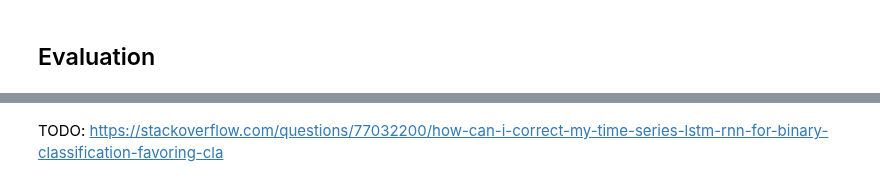
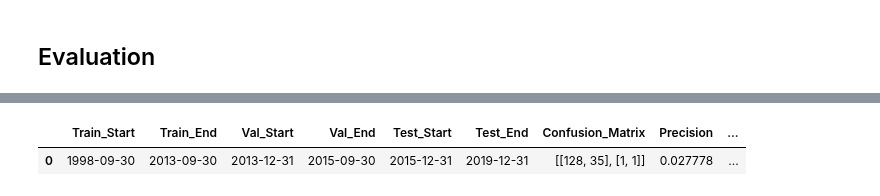
Before and after one commit to nicockt/fyp-2024, a Jupyter notebook: models/LSTM.ipynb, the cells around one changed output, grey strips where cells are left out. Cells and saved outputs as stored; diff of their text form; code cells hidden in the pictures.

```diff
--- a/models/LSTM.ipynb
+++ b/models/LSTM.ipynb
@@ -391,6 +357,9 @@ evaluation_result
 # %%
-evaluation_df = pd.DataFrame(evaluation_result)
-evaluation_df.to_csv('./evaluation_result/' + f"evaluation_LSTM_features.csv", index=False)
+evaluation = []
+evaluation.append(evaluation_result)
+evaluation_df = pd.DataFrame(evaluation)
+evaluation_df.to_csv('./evaluation_result/' + f"evaluation_Log_Regression_features.csv", index=False)
 evaluation_df
+# %% [output]
+|  | Train_Start | Train_End | Val_Start | Val_End | Test_Start | Test_End | Confusion_Matrix | Precision | ... |
+| 0 | 1998-09-30 | 2013-09-30 | 2013-12-31 | 2015-09-30 | 2015-12-31 | 2019-12-31 | [[128, 35], [1, 1]] | 0.027778 | ... |
-# %% [markdown]
-TODO: https://stackoverflow.com/questions/77032200/how-can-i-correct-my-time-series-lstm-rnn-for-binary-classification-favoring-cla
```
Also changed, not shown: parts of 16 cells of this notebook, 1 other file.
